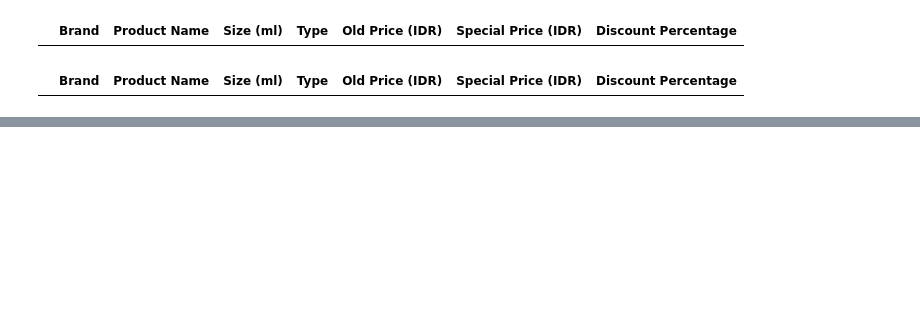
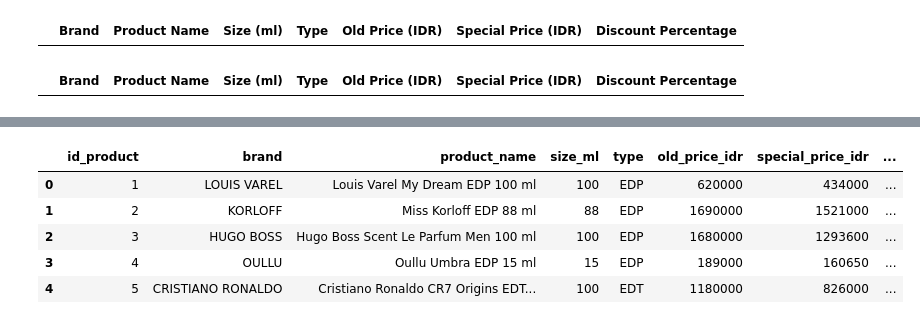
Before and after one commit to fredrick03/TUGAS_SELEKSI_1_18221156, a Jupyter notebook: Data Scraping/src/c&f_scraping.ipynb, the cells around one changed output, grey strips where cells are left out. Cells and saved outputs as stored; diff of their text form; code cells hidden in the pictures; blank space fills up the shorter version.

Commit message:
add id_product column

```diff
--- a/Data Scraping/src/c&f_scraping.ipynb
+++ b/Data Scraping/src/c&f_scraping.ipynb
@@ -282,0 +263,34 @@ df = df.set_index('ID')
+# %%
+import pandas as pd
+df = pd.read_json("../data/C&F_sale_fragrances_cleaned.json")
+
+# create  new column as an identifier
+df['id_product'] = range(1,len(df)+1)
+
+# rename columns name
+df = df.rename(columns={'Brand':'brand',
+                        'Product Name':'product_name',
+                        'Size (ml)':'size_ml',
+                        'Type':'type',
+                        'Old Price (IDR)':'old_price_idr',
+                        'Special Price (IDR)':'special_price_idr',
+                        'Discount Percentage':'discount_percentage'})
+
+# reorder the columns
+df = df[['id_product',
+         'brand',
+         'product_name',
+         'size_ml',
+         'type',
+         'old_price_idr',
+         'special_price_idr',
+         'discount_percentage']]
+
+df.head()
+# %% [output]
+|  | id_product | brand | product_name | size_ml | type | old_price_idr | special_price_idr | ... |
+| 0 | 1 | LOUIS VAREL | Louis Varel My Dream EDP 100 ml | 100 | EDP | 620000 | 434000 | ... |
+| 1 | 2 | KORLOFF | Miss Korloff EDP 88 ml | 88 | EDP | 1690000 | 1521000 | ... |
+| 2 | 3 | HUGO BOSS | Hugo Boss Scent Le Parfum Men 100 ml | 100 | EDP | 1680000 | 1293600 | ... |
+| 3 | 4 | OULLU | Oullu Umbra EDP 15 ml | 15 | EDP | 189000 | 160650 | ... |
+| 4 | 5 | CRISTIANO RONALDO | Cristiano Ronaldo CR7 Origins EDT... | 100 | EDT | 1180000 | 826000 | ... |
```
Also changed, not shown: parts of 6 cells of this notebook, 2 other files.
